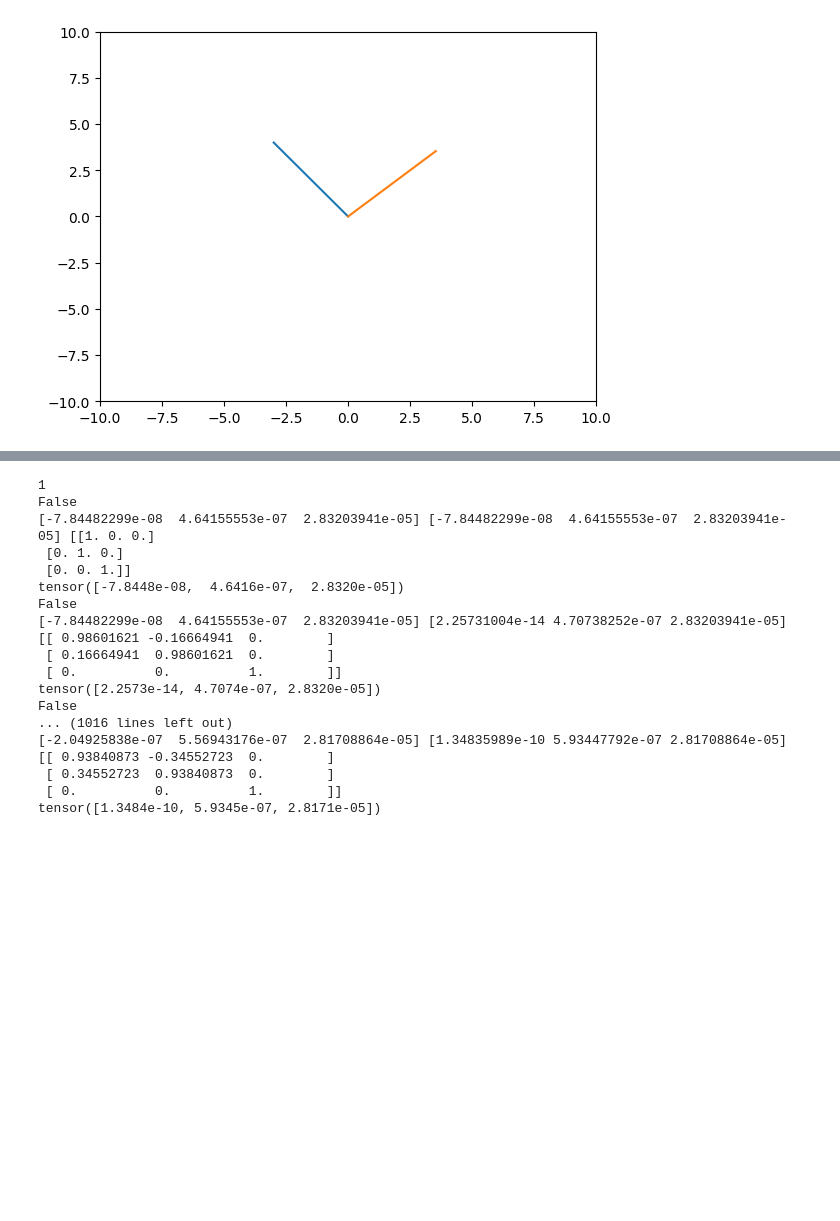
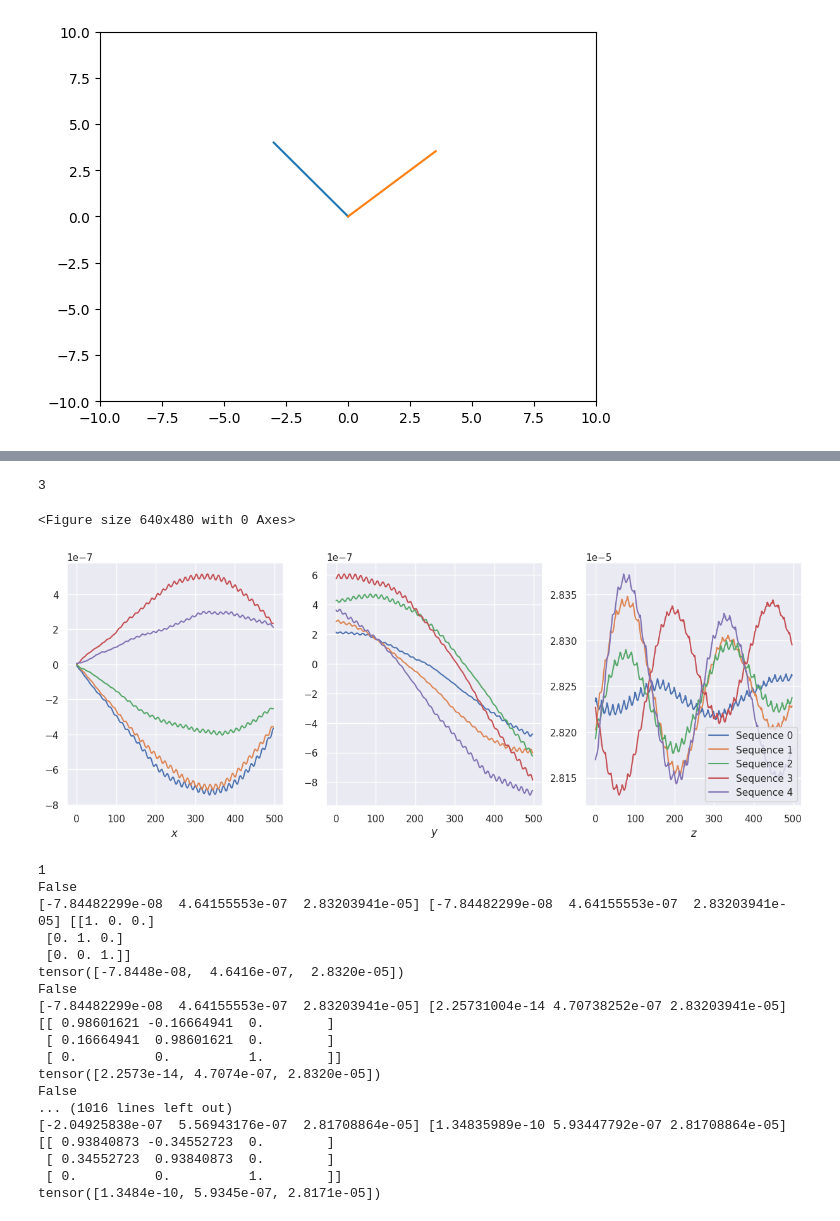
Before and after one commit to tteulings/thesis, a Jupyter notebook: analyze_bubbles.ipynb, the cells around one changed output, grey strips where cells are left out. Drawn from its saved outputs; the diff is of its cells as text; code cells hidden in the pictures; blank space fills up the shorter version.

```diff
--- a/analyze_bubbles.ipynb
+++ b/analyze_bubbles.ipynb
@@ -292,3 +338,53 @@ No artists with labels found to put in legend.  Note that artists whose label st
+# %%
+import seaborn as sns
+%matplotlib inline
+plt.figure()
+
+sns.set_theme()
+
+f, ax = plt.subplots(1, 3)
+
+f.set_figheight(5)
+f.set_figwidth(15)
+print(len(ax))
+for j, (sequence, rotated, rotated_all, pos, rot_pos, avg_vel) in enumerate(bubble_sequences):
+    # # print(pos)
+    # plt.plot(pos[:,0]-pos[0, 0], pos[:, 1]-pos[0, 1], label='Original')
+    # # print(pos)
+    # # print(pos, rot_pos)
+    # plt.plot(rot_pos[:,0]-rot_pos[0, 0], rot_pos[:, 1]-rot_pos[0, 1], label='Rotated 45°')
+    # print(rotated_all[:, 0])
+    # print(pos)
+    # plt.plot(avg_vel[:, 0])
+    # plt.plot(seq
+    # uence[:, 0])
+
+    for i in range(3):
+        ax[i].plot(rotated_all[:, i], label=f'Sequence {j}')
+        # ax[i].plot(rotated[:, i],  label='Rotated 45°')
+
+
+    # plt.plot(rotated[:,0])
+
+    # plt.scatter(sequence[0,0], sequence[0,1], label='og')
+    # plt.scatter(rotated[0,0], rotated[0,1], label='rot')
+# plt.xlabel(r'$x$')
+# plt.ylabel(r'$y$')
+# plt.xlim(-0.0005, 0.0002)
+
+# plt.ylim(-0.0002, 0.0005)
+
+ax[0].set_xlabel(r'$x$')
+ax[1].set_xlabel(r'$y$')
+ax[2].set_xlabel(r'$z$')
+
+plt.legend()
+plt.show()
+# plt.ylim(-1*10**-6, 1*10**-6)
+# %% [output]
+3
+<Figure size 640x480 with 0 Axes>
+[figure, added]
 # %%
 from experimental.remesh.sequence_dataset import BubbleSequenceDataset
 
```
Also changed, not shown: parts of 4 cells of this notebook, 17 other files.
